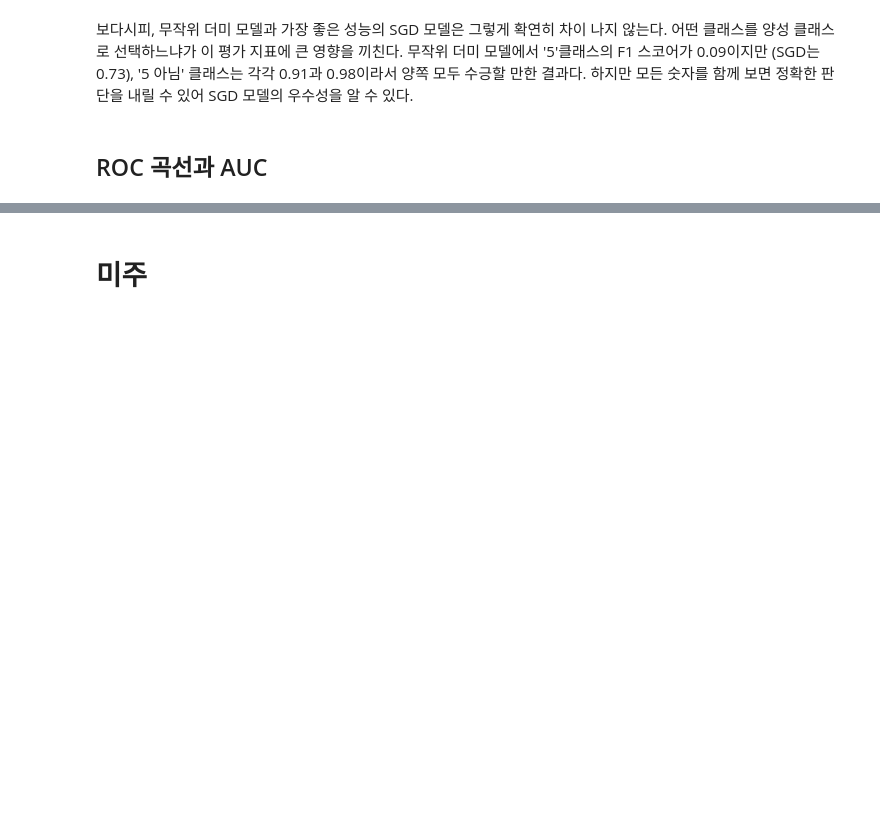
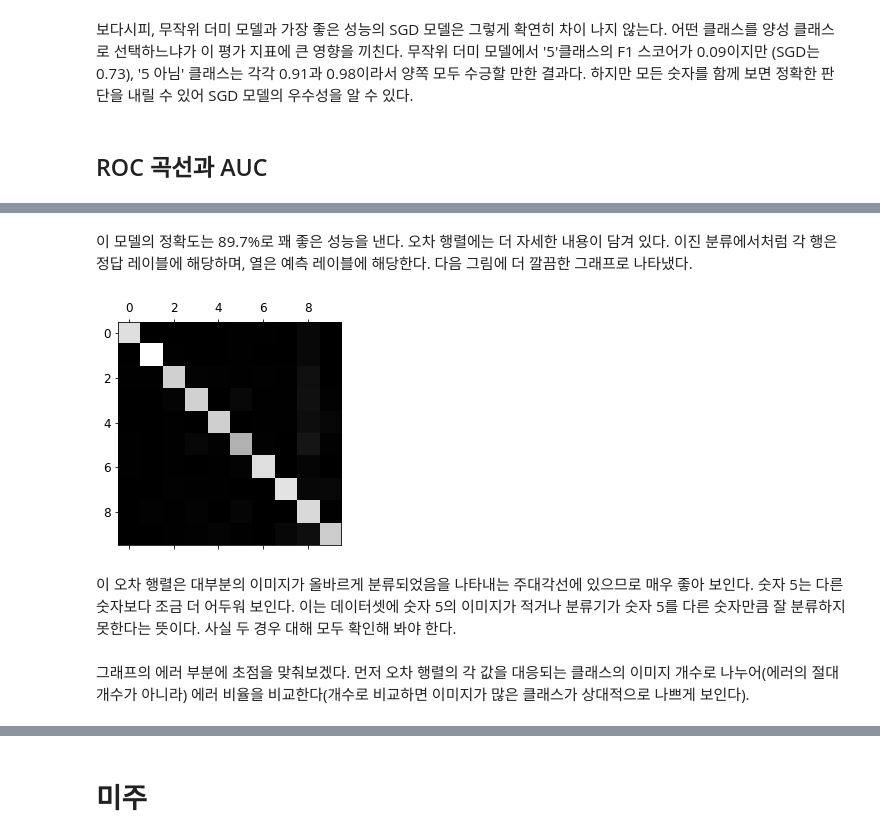
Before and after one commit to Sameta-cani/jwork, a Jupyter notebook: Evaluation Indicator.ipynb, the cells around one changed output, grey strips where cells are left out. Cells and saved outputs as stored; diff of their text form; code cells hidden in the pictures; blank space fills up the shorter version.

```diff
--- a/Evaluation Indicator.ipynb
+++ b/Evaluation Indicator.ipynb
@@ -610,0 +665,5 @@ AUC 점수로 랜덤 포레스트와 SGD를 비교해보니, 랜덤 포레스트
+# %%
+from sklearn.multiclass import OneVsOneClassifier
+ovo_clf = OneVsOneClassifier(SVC())
+ovo_clf.fit(X_train, y_train)
+ovo_clf.predict([some_digit])
@@ -610,0 +678,3 @@ AUC 점수로 랜덤 포레스트와 SGD를 비교해보니, 랜덤 포레스트
+# %%
+sgd_clf.fit(X_train, y_train)
+sgd_clf.predict([some_digit])
@@ -610,0 +701,5 @@ AUC 점수로 랜덤 포레스트와 SGD를 비교해보니, 랜덤 포레스트
+# %%
+from sklearn.preprocessing import StandardScaler
+scaler = StandardScaler()
+X_train_scaled = scaler.fit_transform(X_train.astype(np.float64))
+cross_val_score(sgd_clf, X_train_scaled, y_train, cv=3, scoring="accuracy")
@@ -610,0 +714,6 @@ AUC 점수로 랜덤 포레스트와 SGD를 비교해보니, 랜덤 포레스트
+# %%
+from sklearn.metrics import accuracy_score
+y_train_pred = cross_val_predict(sgd_clf, X_train_scaled, y_train, cv=3)
+conf_mx = confusion_matrix(y_train, y_train_pred)
+print("정확도: {:.3f}".format(accuracy_score(y_train, y_train_pred)))
+print("오차 행렬:\n", conf_mx)
@@ -610,0 +733,11 @@ AUC 점수로 랜덤 포레스트와 SGD를 비교해보니, 랜덤 포레스트
+# %% [markdown]
+이 모델의 정확도는 89.7%로 꽤 좋은 성능을 낸다. 오차 행렬에는 더 자세한 내용이 담겨 있다. 이진 분류에서처럼 각 행은 정답 레이블에 해당하며, 열은 예측 레이블에 해당한다. 다음 그림에 더 깔끔한 그래프로 나타냈다.
+# %%
+plt.matshow(conf_mx, cmap=plt.cm.gray)
+plt.show()
+# %% [output]
+[figure, added]
+# %% [markdown]
+이 오차 행렬은 대부분의 이미지가 올바르게 분류되었음을 나타내는 주대각선에 있으므로 매우 좋아 보인다. 숫자 5는 다른 숫자보다 조금 더 어두워 보인다. 이는 데이터셋에 숫자 5의 이미지가 적거나 분류기가 숫자 5를 다른 숫자만큼 잘 분류하지 못한다는 뜻이다. 사실 두 경우 대해 모두 확인해 봐야 한다.
+# %% [markdown]
+그래프의 에러 부분에 초점을 맞춰보겠다. 먼저 오차 행렬의 각 값을 대응되는 클래스의 이미지 개수로 나누어(에러의 절대 개수가 아니라) 에러 비율을 비교한다(개수로 비교하면 이미지가 많은 클래스가 상대적으로 나쁘게 보인다).
```
Also changed, not shown: parts of 85 cells of this notebook.
